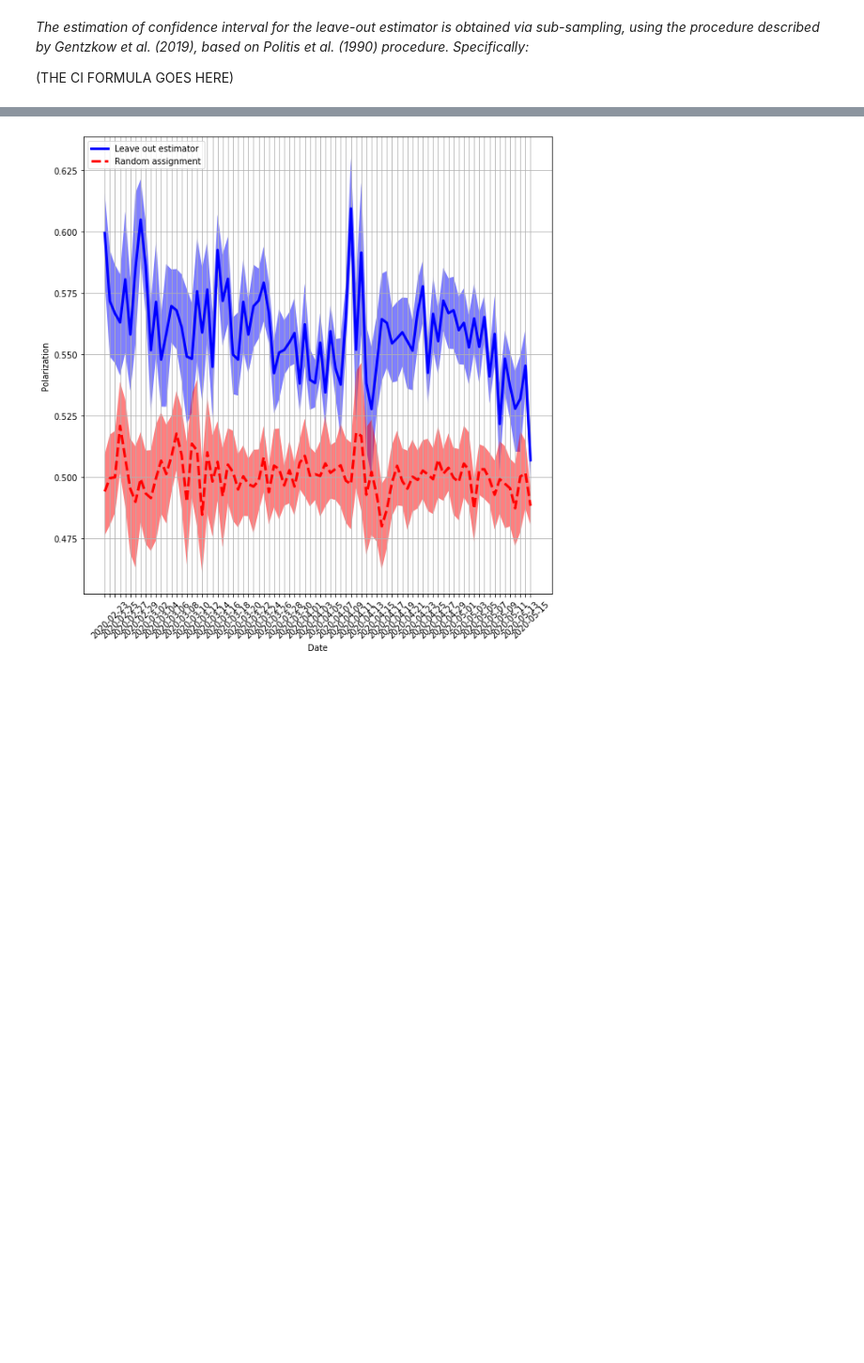
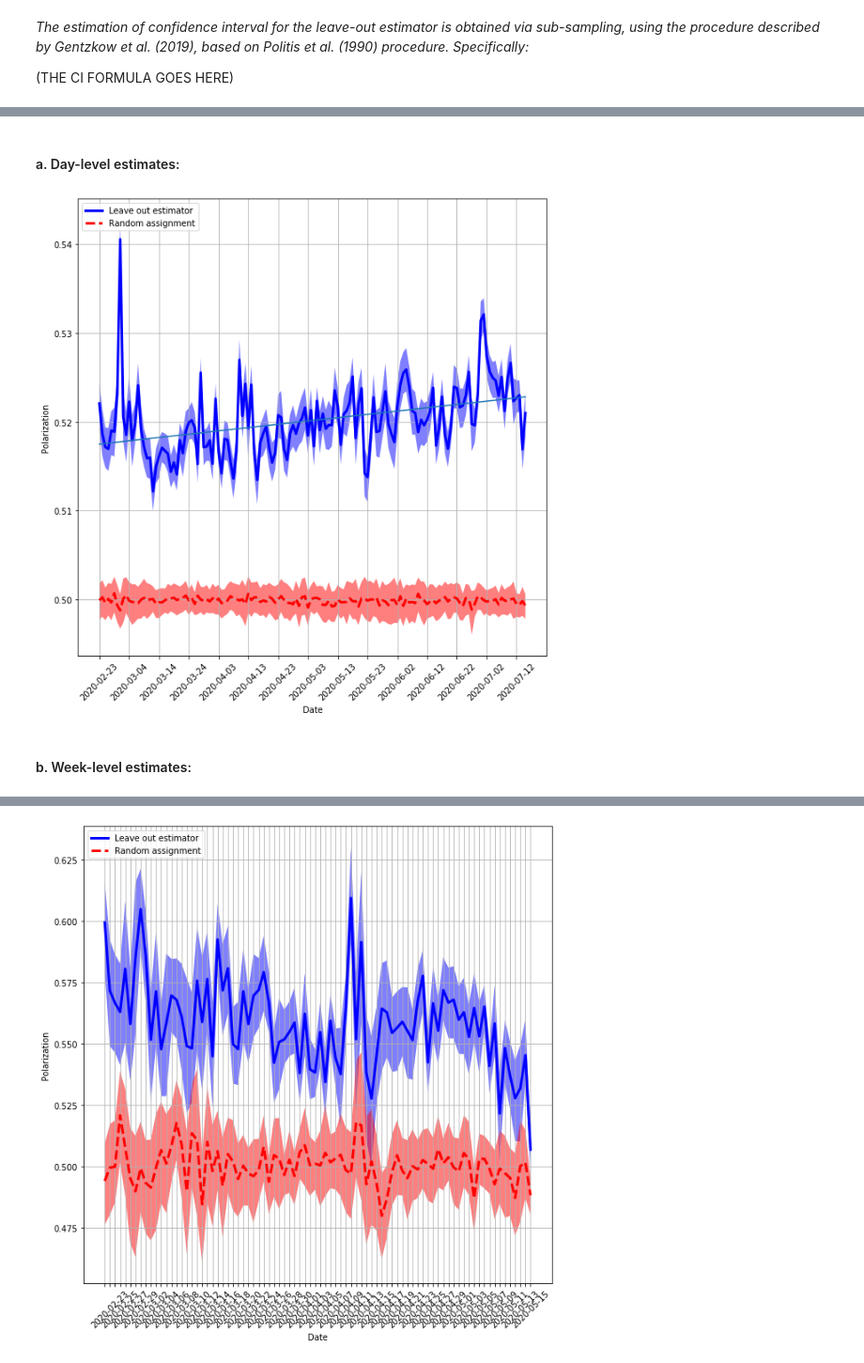
Before and after one commit to bodzioboo/twitter, a Jupyter notebook: notebooks/nlp/polarization.ipynb, the cells around one changed output, grey strips where cells are left out. Shown at 94% size. Drawn from its saved outputs; the diff is of its cells as text; code cells hidden in the pictures; blank space fills up the shorter version.

```diff
--- a/notebooks/nlp/polarization.ipynb
+++ b/notebooks/nlp/polarization.ipynb
@@ -36,9 +44,9 @@ with open(path_stopwords, 'r') as f:
 # %%
-gov = pickle.load(open(os.path.join(path, 'data/sample/gov_sample.pickle'),"rb"))
-opp = pickle.load(open(os.path.join(path, 'data/sample/opp_sample.pickle'),"rb"))
+gov = pickle.load(open(os.path.join(PATH, 'data/sample/gov_sample.p'),"rb"))
+opp = pickle.load(open(os.path.join(PATH, 'data/sample/opp_sample.p'),"rb"))
 parties = {k:"gov" for k in gov}
 parties.update({k:"opp" for k in opp})
-path_data = os.path.join(path, "data/clean")
+PATH_DATA = os.path.join(PATH, "data/clean")
 
 
 #Get random assignment
@@ -68,9 +58,14 @@ def plot_aggregated(data, **kwargs):
 # %%
-DROP_IDS = json.load(open(os.path.join(path, 'results/cleaning/DROP_IDS.json'), 'r'))
-def filter_fun(df, cols: list, drop_ids: list, stopwords: list):
-    df = df.loc[np.logical_not(df.id_str.isin(drop_ids)),:]
-    df = df.loc[np.logical_not(df.retweet.apply(lambda x: ast.literal_eval(x))),:]
-    df['lemmatized'] = df.lemmatized.astype(str).apply(lambda x: " ".join([x for x in x.split() if x not in stopwords]))
+PATH_DROP = os.path.join(PATH, 'results/cleaning/drop_tweets.json')
+drop_tweets = json.load(open(PATH_DROP, 'r'))
+PATH_DROP = os.path.join(PATH, 'results/cleaning/drop_users.json')
+drop_users = json.load(open(PATH_DROP, 'r'))
+
+#filter function:
+def filter_fun(df:pd.DataFrame, drop_users:list, drop_tweets:list):
+    df = df[np.logical_not(df['user-id_str'].isin(drop_users))] #drop IDs that are to be excluded
+    df = df[np.logical_not(df['id_str'].isin(drop_tweets))]
+    df.drop_duplicates(inplace = True, subset = ['lemmatized'])
+    df['lemmatized'] = df['lemmatized'].apply(lambda x: [w for w in x.split() if w not in stopwords])
     return df
-ff = partial(filter_fun, cols = ['lemmatized', 'day', 'source', 'user-id_str'], drop_ids = DROP_IDS,
-             stopwords = stopwords)
+ff = partial(filter_fun, drop_users = drop_users, drop_tweets = drop_tweets)
@@ -100,9 +96,12 @@ $\hat{q}_{i,t} = c_{i,t} / m_{i,t}$ are the phrase frequencies for speaker $i$ a
+# %% [markdown]
+#### a. Day-level estimates:
 # %%
-if os.path.isfile(os.path.join(path, "results/polarization/polarization_no_retweets.p")):
-    results = pickle.load(open(os.path.join(path, "results/polarization/polarization_no_retweets.p"),"rb"))
+PATH_RESULTS = os.path.join(PATH, "results/polarization/polarization_daily.p")
+if os.path.isfile(PATH_RESULTS):
+    results = pickle.load(open(PATH_RESULTS,"rb"))
 else:
     results = defaultdict(lambda: dict().fromkeys(["true","random"])) #store for each day
-    for data in tqdm(read_files(path_data, ndays = 84, dtype = str, filter_fun = ff)):
+    for data in tqdm(read_files(PATH_DATA, day_from = START, day_to = END, dtype = dtypes, filter_fun = ff)):
         parties = data["source"] #get parties
         users = data["user-id_str"] #get users
         tweets = data["lemmatized"].astype(str) #get tweets
@@ -113,8 +112,14 @@ else:
 
         #randomization
         random_parties = data["user-id_str"].astype(str).map(randomized)
-        model = ModelPolarization(parties = ["gov", "opp"], limit = 50, ngram_range = (1,2))
+        model = ModelPolarization(parties = ["gov", "opp"], limit = 40, ngram_range = (1,2))
         results[day]["random"] = model.estimate(random_parties, users, tweets,
                                                                level = "aggregate", conf_int = 100)
     results = dict(results) #convert defaultdict to dict
-    pickle.dump(results, open(os.path.join(path, "results/polarization/polarization_no_retweets.p"),"wb"))
+    pickle.dump(results, open(PATH_RESULTS,"wb"))
+# %%
+evaluation.plot_aggregated(results, trend_line = True)
+# %% [output]
+[figure, added]
+# %% [markdown]
+#### b. Week-level estimates:
```
Also changed, not shown: parts of 30 cells of this notebook, 19 other files.
